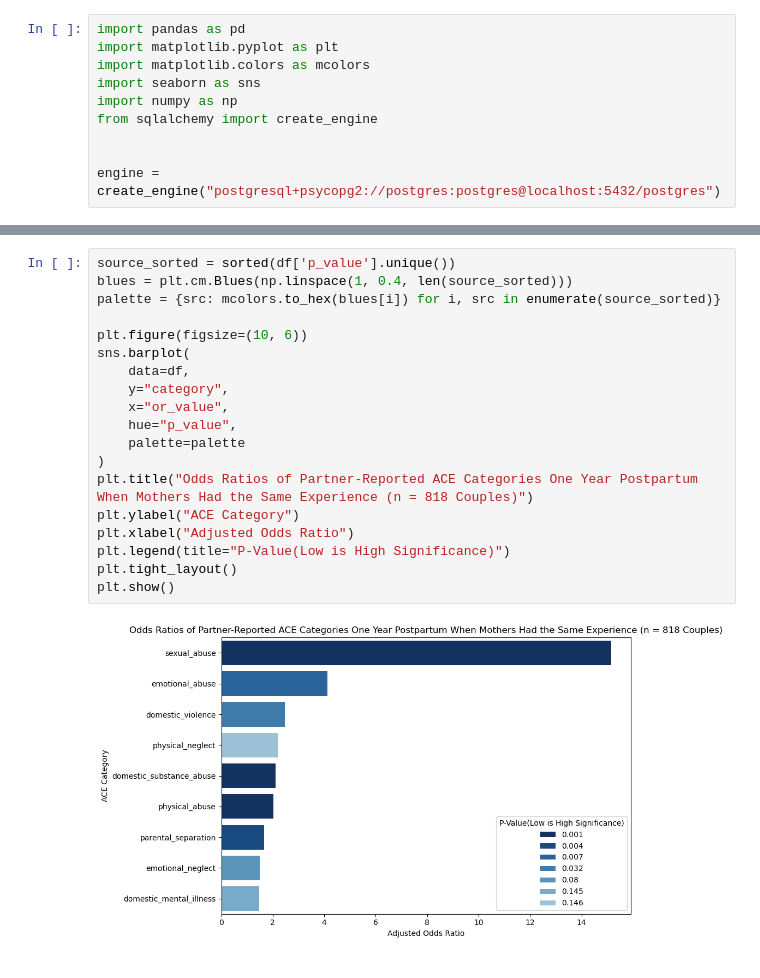
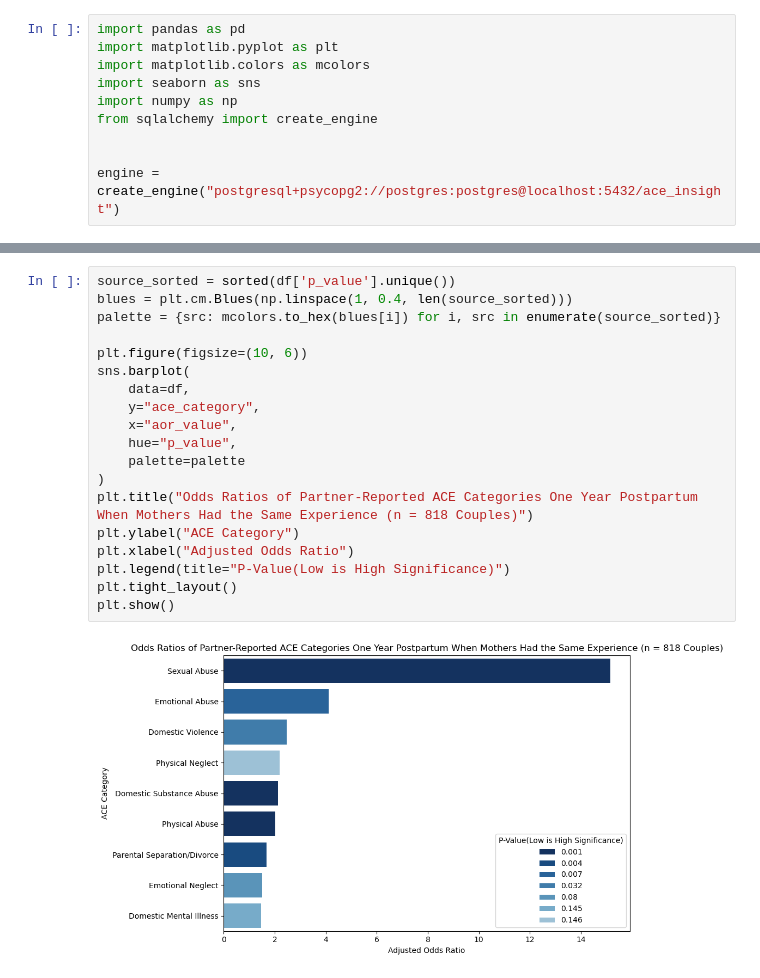
Before and after one commit to Nash-254/ACEs-and-Partner-Relationships, a Jupyter notebook: notebooks/ACEs_and_Partner_Relationships_notebook.ipynb, the cells around one changed output, grey strips where cells are left out. Cells and saved outputs as stored; diff of their text form.

```diff
--- a/notebooks/ACEs_and_Partner_Relationships_notebook.ipynb
+++ b/notebooks/ACEs_and_Partner_Relationships_notebook.ipynb
@@ -7,7 +7,7 @@ import numpy as np
 from sqlalchemy import create_engine
 
 
-engine = create_engine("postgresql+psycopg2://postgres:postgres@localhost:5432/postgres")
+engine = create_engine("postgresql+psycopg2://postgres:postgres@localhost:5432/ace_insight")
 # %%
 query = """
 SELECT
@@ -35,21 +33,21 @@ df
 # %%
 source_sorted = sorted(df['p_value'].unique())
 blues = plt.cm.Blues(np.linspace(1, 0.4, len(source_sorted)))
 palette = {src: mcolors.to_hex(blues[i]) for i, src in enumerate(source_sorted)}
 
 plt.figure(figsize=(10, 6))
 sns.barplot(
     data=df,
-    y="category",
-    x="or_value",
+    y="ace_category",
+    x="aor_value",
     hue="p_value",
     palette=palette
 )
 plt.title("Odds Ratios of Partner-Reported ACE Categories One Year Postpartum When Mothers Had the Same Experience (n = 818 Couples)")
 plt.ylabel("ACE Category")
 plt.xlabel("Adjusted Odds Ratio")
 plt.legend(title="P-Value(Low is High Significance)")
 plt.tight_layout()
 plt.show()
 # %% [output]
-[figure, old version]
+[figure, new version]
```
Also changed, not shown: parts of 2 cells of this notebook, 2 other files.
